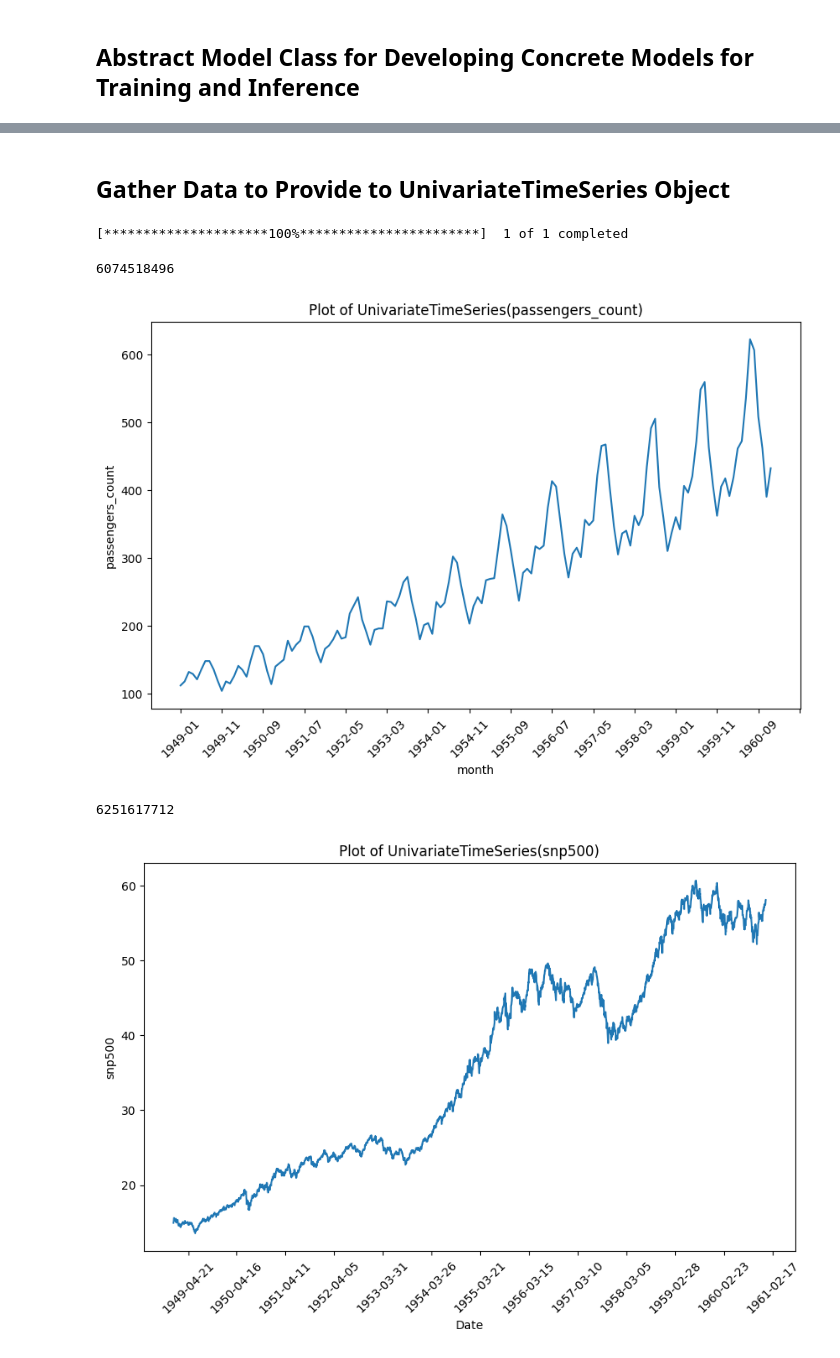
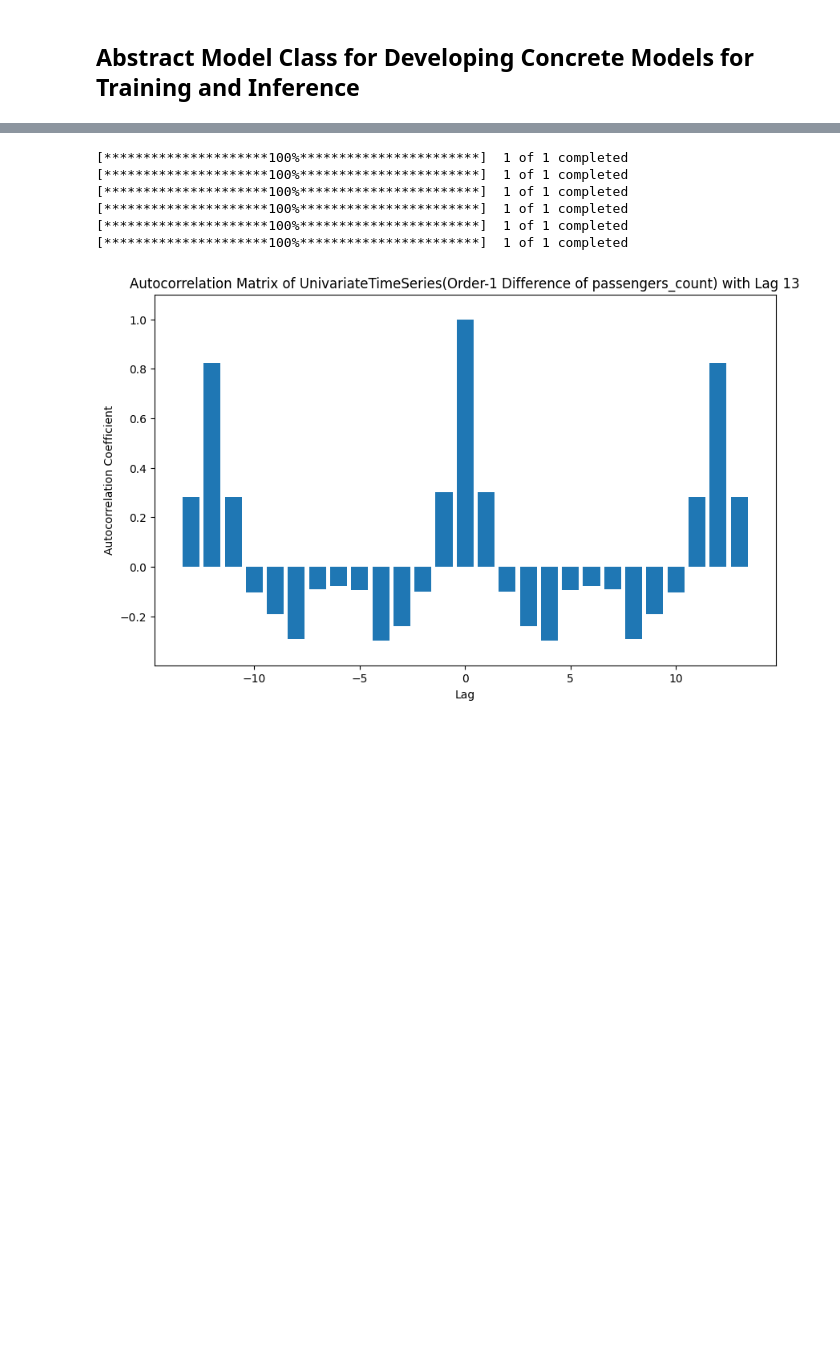
Before and after one commit to Brinkley97/applied_time_series_and_machine_learning, a Jupyter notebook: play/real_world_investigations.ipynb, the cells around one changed output, grey strips where cells are left out. Saved outputs shown, nothing was run; the diff lists cells and outputs as text; code cells hidden in the pictures; blank space fills up the shorter version.

```diff
--- a/play/real_world_investigations.ipynb
+++ b/play/real_world_investigations.ipynb
@@ -120,32 +31,23 @@ GaussianProcess(data=array([1., 2.]))
-# %% [markdown]
-## Gather Data to Provide to UnivariateTimeSeries Object
-# %%
-# Get air passenger data and build our UTS
-data_df = pd.read_csv("./data/air_passengers.csv")
-time_index = ("month", data_df["Month"])
-series_name = "passengers_count"
-series_data = data_df["#Passengers"].values
-
-ap = UnivariateTimeSeries(time_index, series_name, series_data)
-
-# Gather stock data and build our UTS
-start_date = "1949-01-01"
-end_date = "1960-12-31"
-stock_ticker = "^GSPC"
-
-stock_df = yf.download(stock_ticker, start=start_date, end=end_date)
-time_index = ("Date", stock_df.index)
-series_name = "snp500"
-series_data = stock_df["Open"].values
-
-snp500 = UnivariateTimeSeries(time_index, series_name, series_data)
-# %% [output]
-[*********************100%***********************]  1 of 1 completed
-# %%
-ap.plot()
-snp500.plot(tick_skip=360)
-# %% [output]
-6074518496
-[figure, removed]
-6251617712
-[figure, removed]
+# %%
+ap = build_airline_passenger_uts()
+
+# Only grab stocks whose data is available for the entire time period
+start_date, end_date = "2013-01-01", "2023-08-08"
+Stock = namedtuple("Stock", ["symbol", "name"])
+stocks = [
+    ("^GSPC", "S&P 500"),
+    ("AAPL", "Apple"),
+    ("INTC", "Intel"),
+    ("AMZN", "Amazon"),
+    ("TSLA", "Tesla"),
+    ("GOOGL", "Google")
+]
+stocks = [Stock(*s) for s in stocks]
+stocks = {s.symbol: build_stock_uts(s.symbol, s.name, start_date=start_date, end_date=end_date) for s in stocks}
+# %% [output]
+[*********************100%***********************]  1 of 1 completed
+[*********************100%***********************]  1 of 1 completed
+[*********************100%***********************]  1 of 1 completed
+[*********************100%***********************]  1 of 1 completed
+[*********************100%***********************]  1 of 1 completed
+[*********************100%***********************]  1 of 1 completed
@@ -151,0 +62,4 @@ snp500.plot(tick_skip=360)
+# %%
+ap.get_order_k_diff(1).plot_autocorrelation(13, plot_full=True)
+# %% [output]
+[figure, added]
```
Also changed, not shown: parts of 12 cells of this notebook, 4 other files.
